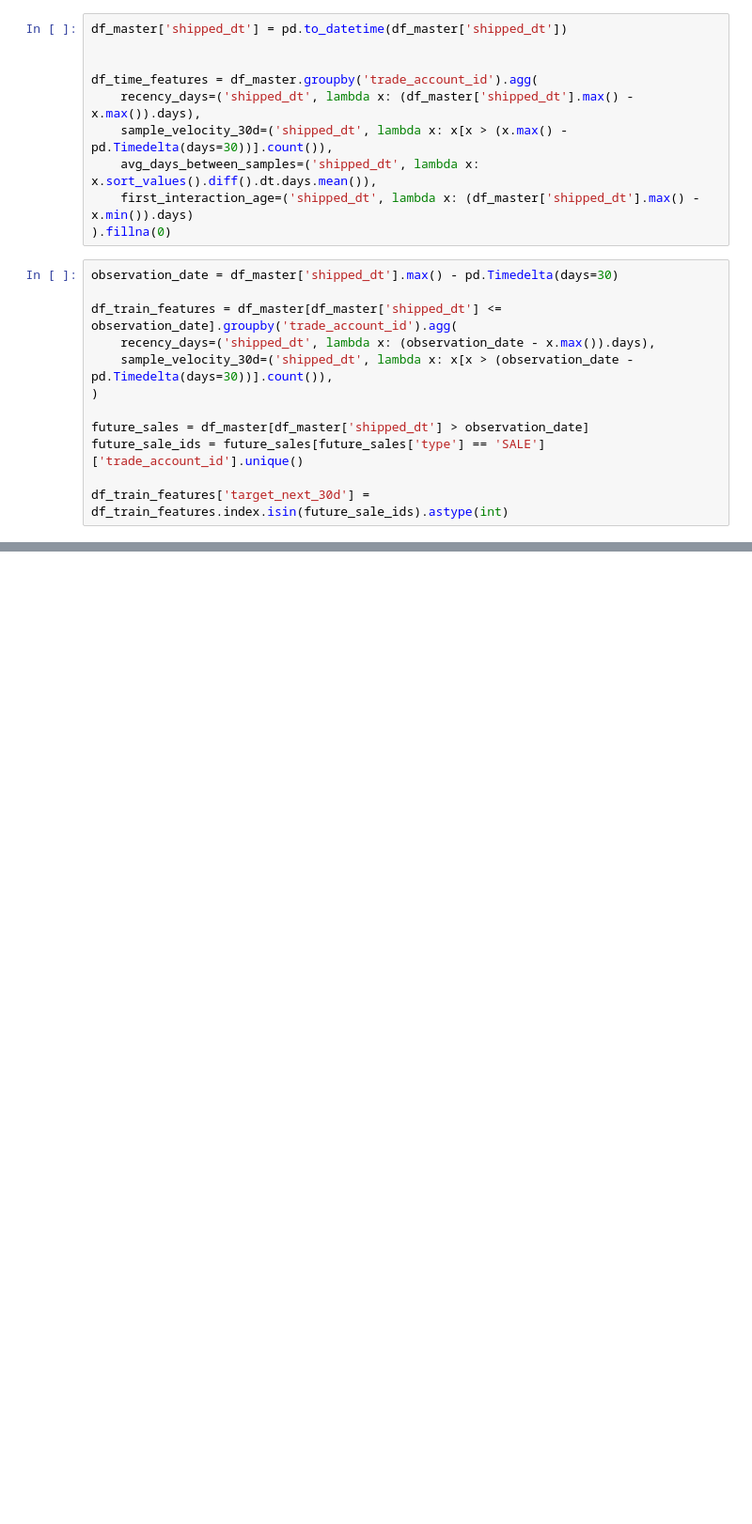
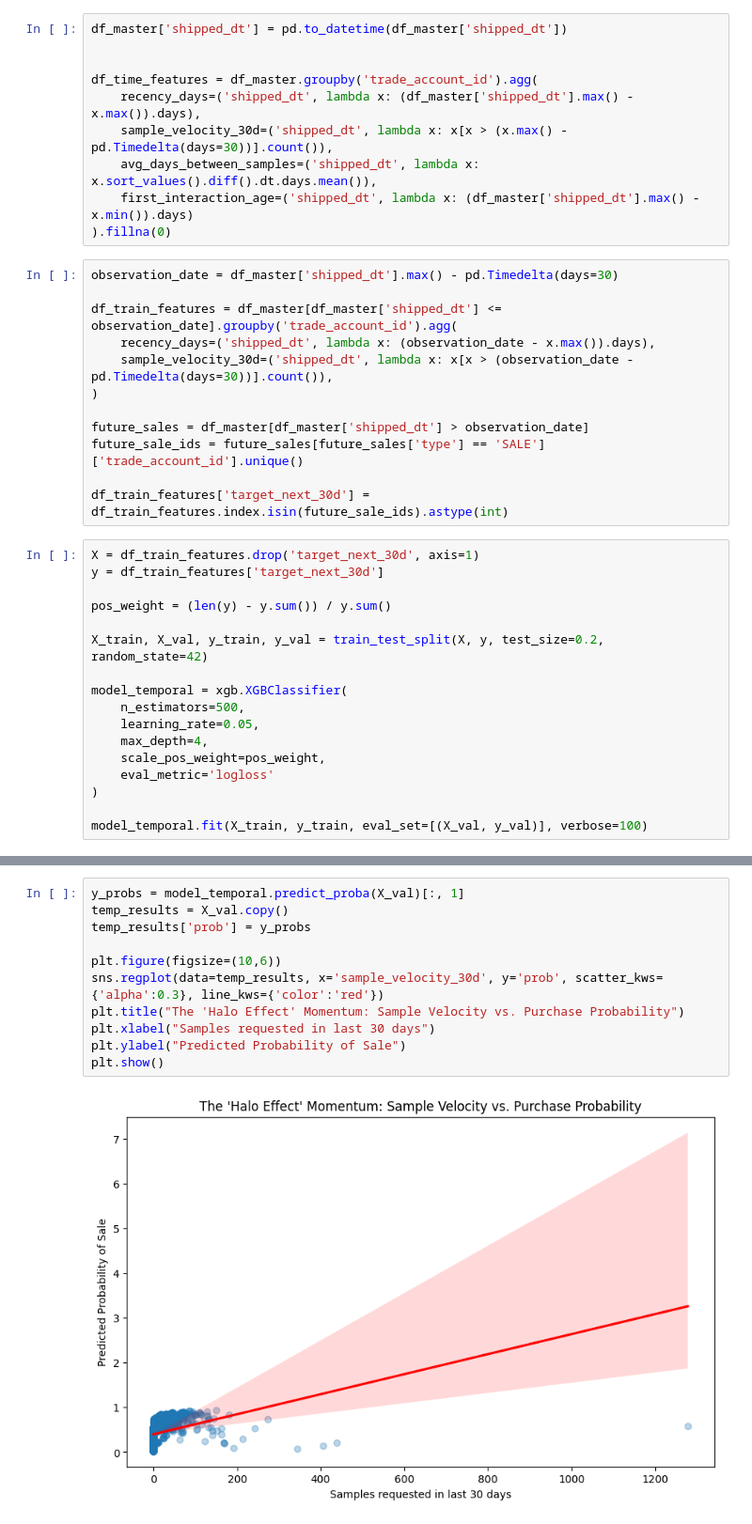
Before and after one commit to Avinash-patnaik/schumacher-customer-segmentation, a Jupyter notebook: notebooks/06_propensity_modeling_&_lead_scoring.ipynb, the cells around one changed output, grey strips where cells are left out. Shown at 94% size. Saved outputs shown, nothing was run; the diff lists cells and outputs as text; blank space fills up the shorter version.

Commit message:
data: add the notebook for the propensity modeling and lead scoring

```diff
--- a/notebooks/06_propensity_modeling_&_lead_scoring.ipynb
+++ b/notebooks/06_propensity_modeling_&_lead_scoring.ipynb
@@ -181,3 +181,20 @@ future_sales = df_master[df_master['shipped_dt'] > observation_date]
 future_sale_ids = future_sales[future_sales['type'] == 'SALE']['trade_account_id'].unique()
 
 df_train_features['target_next_30d'] = df_train_features.index.isin(future_sale_ids).astype(int)
+# %%
+X = df_train_features.drop('target_next_30d', axis=1)
+y = df_train_features['target_next_30d']
+
+pos_weight = (len(y) - y.sum()) / y.sum()
+
+X_train, X_val, y_train, y_val = train_test_split(X, y, test_size=0.2, random_state=42)
+
+model_temporal = xgb.XGBClassifier(
+    n_estimators=500,
+    learning_rate=0.05,
+    max_depth=4,
+    scale_pos_weight=pos_weight,
+    eval_metric='logloss'
+)
+
+model_temporal.fit(X_train, y_train, eval_set=[(X_val, y_val)], verbose=100)
@@ -183,0 +220,13 @@ df_train_features['target_next_30d'] = df_train_features.index.isin(future_sale_
+# %%
+y_probs = model_temporal.predict_proba(X_val)[:, 1]
+temp_results = X_val.copy()
+temp_results['prob'] = y_probs
+
+plt.figure(figsize=(10,6))
+sns.regplot(data=temp_results, x='sample_velocity_30d', y='prob', scatter_kws={'alpha':0.3}, line_kws={'color':'red'})
+plt.title("The 'Halo Effect' Momentum: Sample Velocity vs. Purchase Probability")
+plt.xlabel("Samples requested in last 30 days")
+plt.ylabel("Predicted Probability of Sale")
+plt.show()
+# %% [output]
+[figure, added]
```
Also changed, not shown: parts of 3 cells of this notebook.
